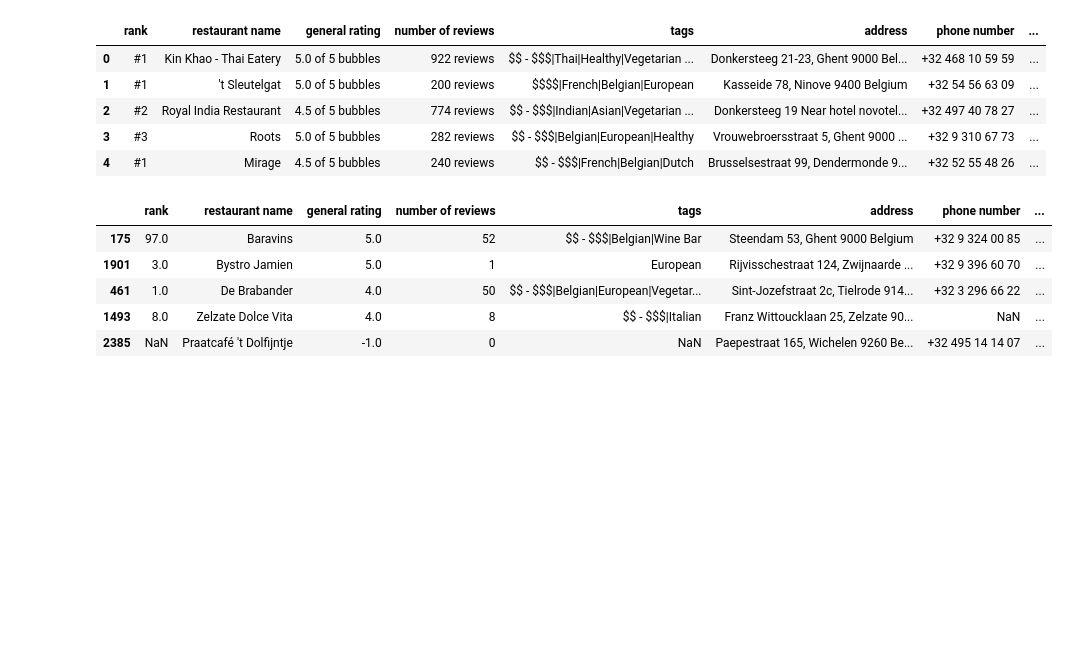
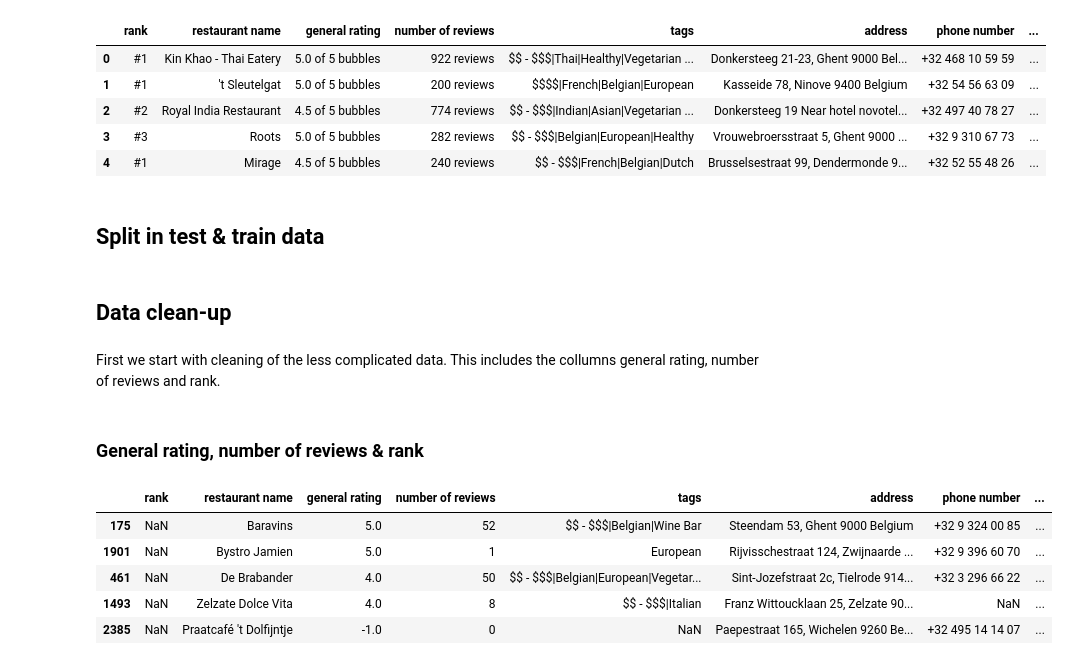
Before and after one commit to brabreda/Machine-learning, a Jupyter notebook: Sprint 1.ipynb, the cells around one changed output. Drawn from its saved outputs; the diff is of its cells as text; code cells hidden in the pictures; blank space fills up the shorter version.

Commit message:
progress in data cleaning

```diff
--- a/Sprint 1.ipynb
+++ b/Sprint 1.ipynb
@@ -19,31 +21,36 @@ original_df.head()
 | 2 | #2 | Royal India Restaurant | 4.5 of 5 bubbles | 774 reviews | $$ - $$$|Indian|Asian|Vegetarian ... | Donkersteeg 19 Near hotel novotel... | +32 497 40 78 27 | ... |
 | 3 | #3 | Roots | 5.0 of 5 bubbles | 282 reviews | $$ - $$$|Belgian|European|Healthy | Vrouwebroersstraat 5, Ghent 9000 ... | +32 9 310 67 73 | ... |
 | 4 | #1 | Mirage | 4.5 of 5 bubbles | 240 reviews | $$ - $$$|French|Belgian|Dutch | Brusselsestraat 99, Dendermonde 9... | +32 52 55 48 26 | ... |
+# %% [markdown]
+## Split in test & train data
 # %%
 from sklearn.model_selection import train_test_split
-df_train, df_test = train_test_split(original_df, random_state=0, train_size = .75)
+df_train, df_test = train_test_split(original_df, random_state=0, train_size = 0.8)
 df = df_train
+# %% [markdown]
+## Data clean-up
+# %% [markdown]
+First we start with cleaning of the less complicated data. This includes the collumns general rating, number of reviews and rank.
+# %% [markdown]
+### General rating, number of reviews & rank
 # %%
-df["price range"] = df["price range"].str.replace('€', '')
-df[["price min", "price max"]] = df["price range"].apply(lambda x: pd.Series(str(x).split(" - ")))
-df["price min"] = pd.to_numeric(df["price min"], errors='coerce')
-df["price max"] = pd.to_numeric(df["price max"], errors='coerce')
-# TODO: drop column price range
+# general rating
+df["general rating"] = df["general rating"].apply(lambda x: float(str(x).split(' ')[0]))
+df["general rating"] = pd.to_numeric(df["general rating"])
 
-df["general rating"] = df["general rating"].apply(lambda x: float(str(x).split(' ')[0]))
-df["general rating"] = pd.to_numeric(df["general rating"], errors='coerce')
+# number of reviews
+df["number of reviews"] = df["number of reviews"].apply(lambda x: int(str(x).split(' ')[0]))
+df["number of reviews"] = pd.to_numeric(df["number of reviews"])
 
-df["number of reviews"] = df["number of reviews"].apply(lambda x: int(str(x).split(' ')[0]))
-df["number of reviews"] = pd.to_numeric(df["number of reviews"], errors='coerce')
-
-df["rank"] = df["rank"].apply(lambda x: str(x).lstrip('#'))
-df["rank"] = pd.to_numeric(df["rank"], errors='coerce')
+# rank
+df["rank"] = df_train["rank"].str.split("#").str[1]
+df["rank"] = pd.to_numeric(df["rank"])
 
 df.head()
 # %% [output]
 |  | rank | restaurant name | general rating | number of reviews | tags | address | phone number | ... |
-| 175 | 97.0 | Baravins | 5.0 | 52 | $$ - $$$|Belgian|Wine Bar | Steendam 53, Ghent 9000 Belgium | +32 9 324 00 85 | ... |
-| 1901 | 3.0 | Bystro Jamien | 5.0 | 1 | European | Rijvisschestraat 124, Zwijnaarde ... | +32 9 396 60 70 | ... |
-| 461 | 1.0 | De Brabander | 4.0 | 50 | $$ - $$$|Belgian|European|Vegetar... | Sint-Jozefstraat 2c, Tielrode 914... | +32 3 296 66 22 | ... |
-| 1493 | 8.0 | Zelzate Dolce Vita | 4.0 | 8 | $$ - $$$|Italian | Franz Wittoucklaan 25, Zelzate 90... | NaN | ... |
+| 175 | NaN | Baravins | 5.0 | 52 | $$ - $$$|Belgian|Wine Bar | Steendam 53, Ghent 9000 Belgium | +32 9 324 00 85 | ... |
+| 1901 | NaN | Bystro Jamien | 5.0 | 1 | European | Rijvisschestraat 124, Zwijnaarde ... | +32 9 396 60 70 | ... |
+| 461 | NaN | De Brabander | 4.0 | 50 | $$ - $$$|Belgian|European|Vegetar... | Sint-Jozefstraat 2c, Tielrode 914... | +32 3 296 66 22 | ... |
+| 1493 | NaN | Zelzate Dolce Vita | 4.0 | 8 | $$ - $$$|Italian | Franz Wittoucklaan 25, Zelzate 90... | NaN | ... |
 | 2385 | NaN | Praatcafé 't Dolfijntje | -1.0 | 0 | NaN | Paepestraat 165, Wichelen 9260 Be... | +32 495 14 14 07 | ... |
```
Also changed, not shown: parts of 8 cells of this notebook.
